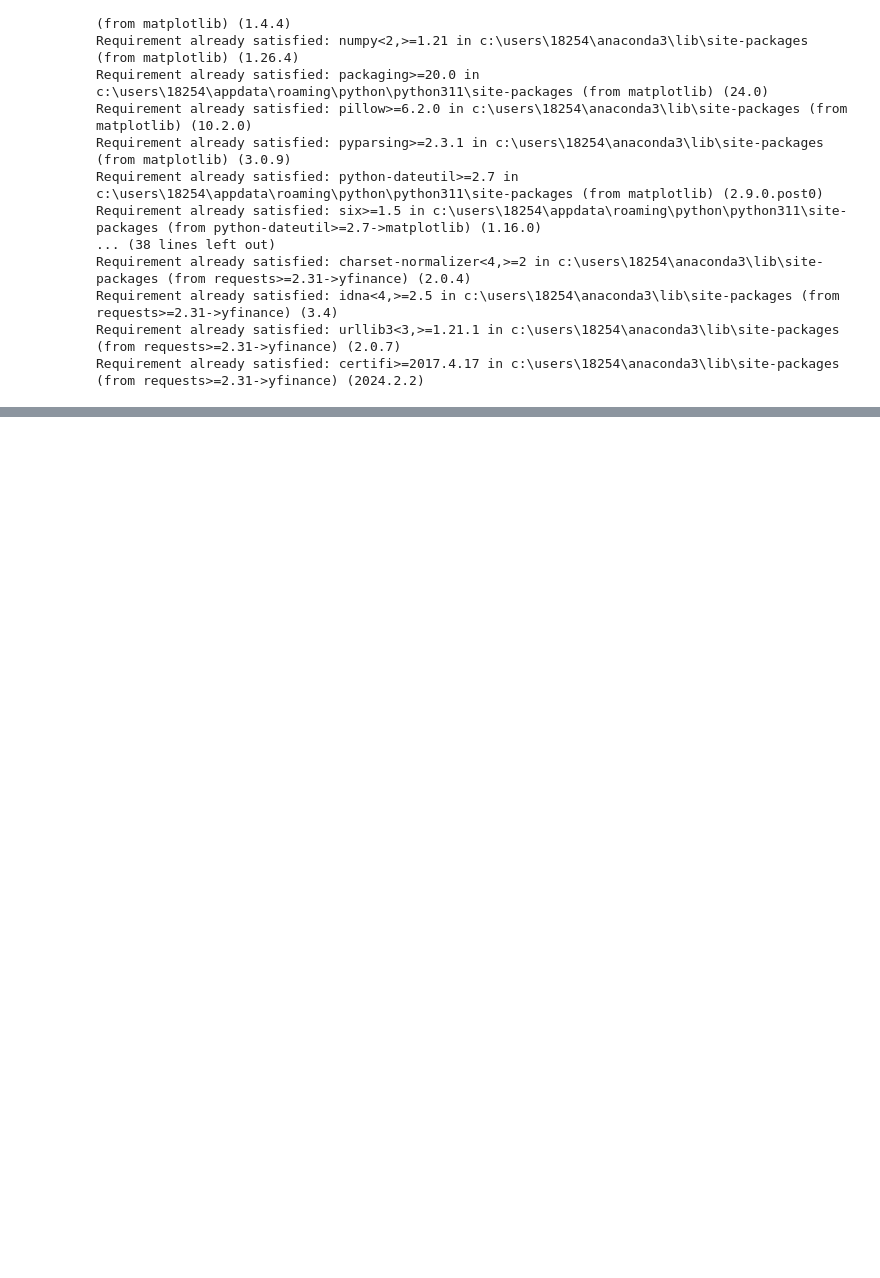
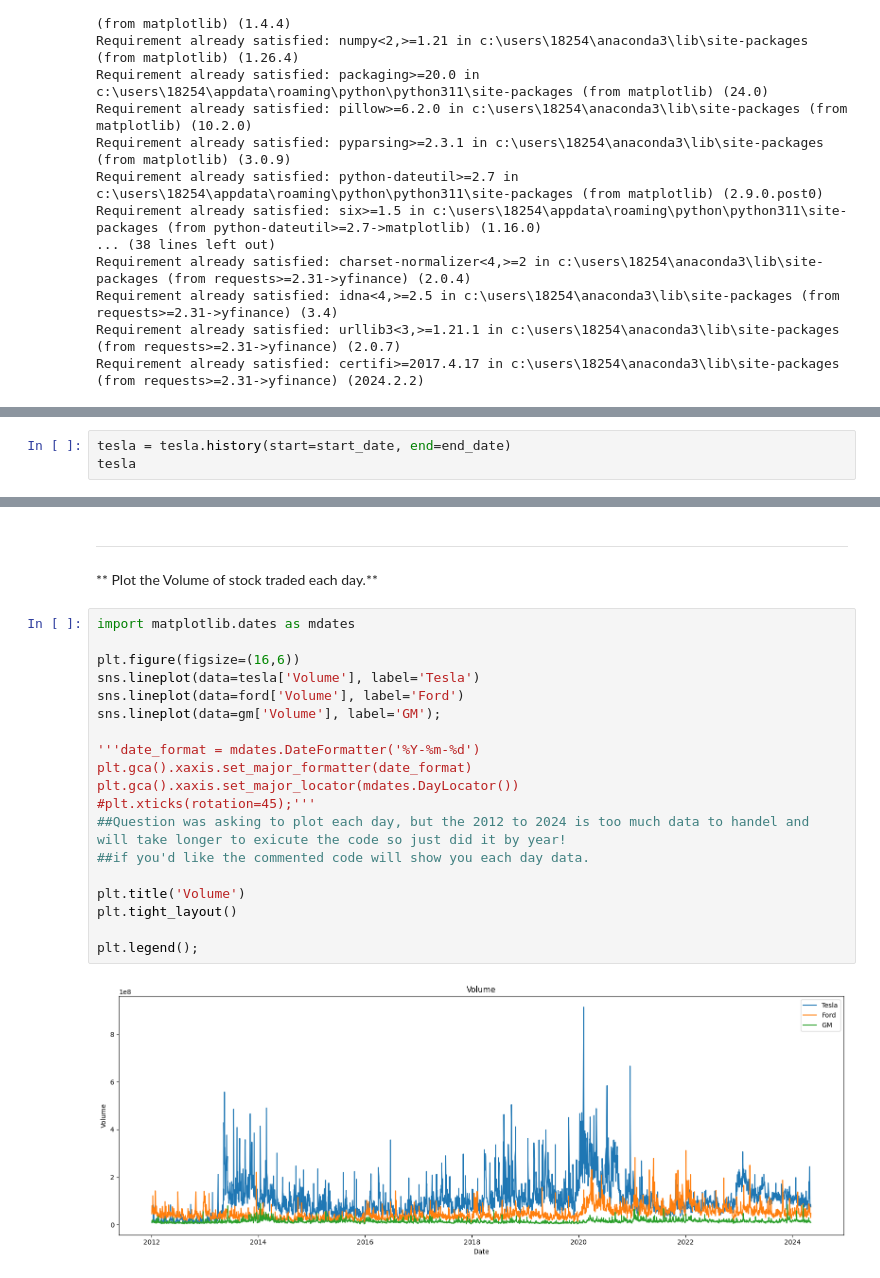
Before and after one commit to PATELALISH/Capstone-Stock-Market-Analysis, a Jupyter notebook: Questions Notebook/New Stock Market Analysis Project.ipynb, the cells around one changed output, grey strips where cells are left out. Saved outputs shown, nothing was run; the diff lists cells and outputs as text; blank space fills up the shorter version.

```diff
--- a/Questions Notebook/New Stock Market Analysis Project.ipynb
+++ b/Questions Notebook/New Stock Market Analysis Project.ipynb
@@ -34,0 +73,3 @@ import os
+# %%
+tesla = tesla.history(start=start_date, end=end_date)
+tesla
@@ -34,0 +173,25 @@ import os
+# %% [markdown]
+____
+# %% [markdown]
+** Plot the Volume of stock traded each day.**
+# %%
+import matplotlib.dates as mdates
+
+plt.figure(figsize=(16,6))
+sns.lineplot(data=tesla['Volume'], label='Tesla')
+sns.lineplot(data=ford['Volume'], label='Ford')
+sns.lineplot(data=gm['Volume'], label='GM');
+
+'''date_format = mdates.DateFormatter('%Y-%m-%d')
+plt.gca().xaxis.set_major_formatter(date_format)
+plt.gca().xaxis.set_major_locator(mdates.DayLocator())
+#plt.xticks(rotation=45);'''
+##Question was asking to plot each day, but the 2012 to 2024 is too much data to handel and will take longer to exicute the code so just did it by year!
+##if you'd like the commented code will show you each day data.
+
+plt.title('Volume')
+plt.tight_layout()
+
+plt.legend();
+# %% [output]
+[figure, added]
```
Also changed, not shown: parts of 25 cells of this notebook.
